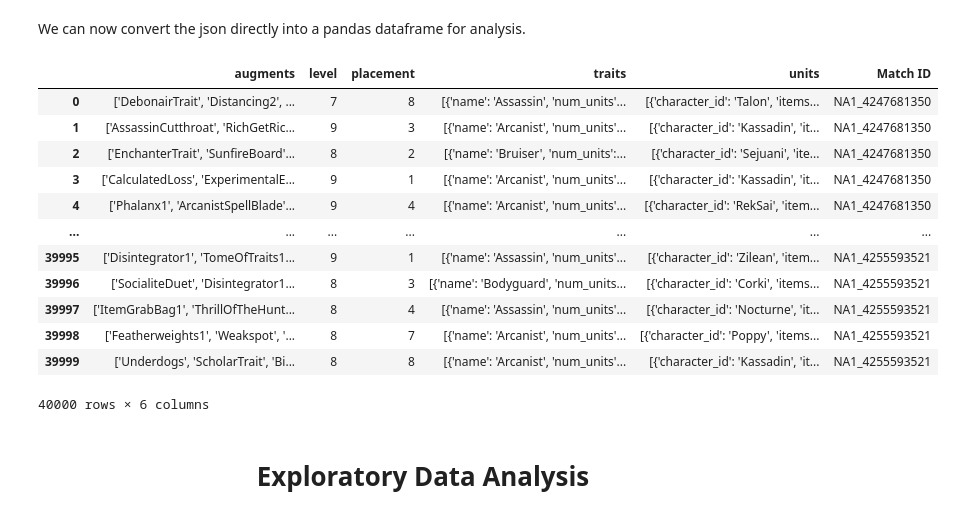
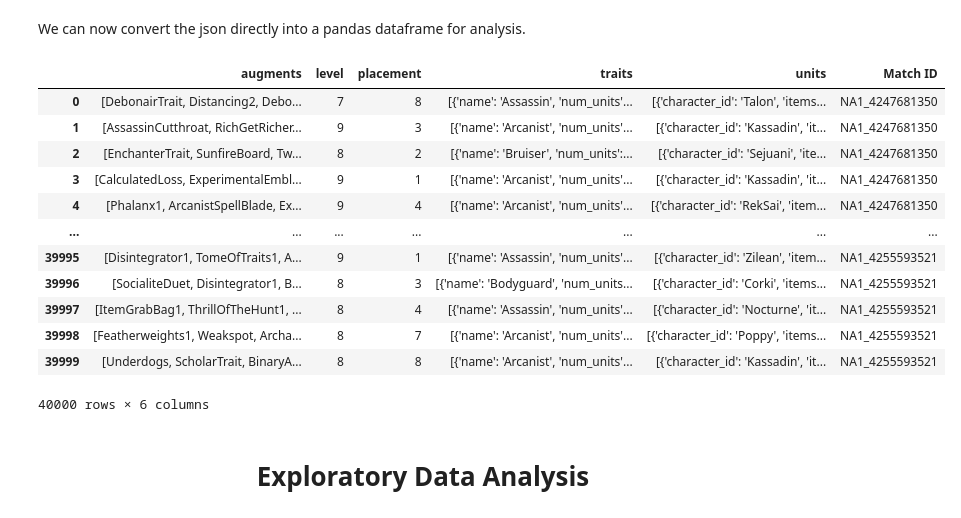
Before and after one commit to jdang2/jdang2.github.io, a Jupyter notebook: CMSC320Final.ipynb, the cells around one changed output. Drawn from its saved outputs; the diff is of its cells as text; code cells hidden in the pictures.

```diff
--- a/CMSC320Final.ipynb
+++ b/CMSC320Final.ipynb
@@ -422,27 +423,36 @@ with open('TFTdataset.json', 'w') as json_file:
     json.dump(data, json_file)
 # %% [markdown]
 We can now convert the json directly into a pandas dataframe for analysis.
-# %%
-# if the JSON isn't already saved to a variable in the v
-# with open(jsonfile) as json_file:
-#     data = json.load(json_file)
-
-df = pd.DataFrame.from_dict(data, orient = 'index')
-df
-# %% [output]
-|  | augments | level | placement | traits | units | Match ID |
-| 0 | ['DebonairTrait', 'Distancing2', ... | 7 | 8 | [{'name': 'Assassin', 'num_units'... | [{'character_id': 'Talon', 'items... | NA1_4247681350 |
-| 1 | ['AssassinCutthroat', 'RichGetRic... | 9 | 3 | [{'name': 'Arcanist', 'num_units'... | [{'character_id': 'Kassadin', 'it... | NA1_4247681350 |
-| 2 | ['EnchanterTrait', 'SunfireBoard'... | 8 | 2 | [{'name': 'Bruiser', 'num_units':... | [{'character_id': 'Sejuani', 'ite... | NA1_4247681350 |
-| 3 | ['CalculatedLoss', 'ExperimentalE... | 9 | 1 | [{'name': 'Arcanist', 'num_units'... | [{'character_id': 'Kassadin', 'it... | NA1_4247681350 |
-| 4 | ['Phalanx1', 'ArcanistSpellBlade'... | 9 | 4 | [{'name': 'Arcanist', 'num_units'... | [{'character_id': 'RekSai', 'item... | NA1_4247681350 |
-| ... | ... | ... | ... | ... | ... | ... |
-| 39995 | ['Disintegrator1', 'TomeOfTraits1... | 9 | 1 | [{'name': 'Assassin', 'num_units'... | [{'character_id': 'Zilean', 'item... | NA1_4255593521 |
-| 39996 | ['SocialiteDuet', 'Disintegrator1... | 8 | 3 | [{'name': 'Bodyguard', 'num_units... | [{'character_id': 'Corki', 'items... | NA1_4255593521 |
-| 39997 | ['ItemGrabBag1', 'ThrillOfTheHunt... | 8 | 4 | [{'name': 'Assassin', 'num_units'... | [{'character_id': 'Nocturne', 'it... | NA1_4255593521 |
-| 39998 | ['Featherweights1', 'Weakspot', '... | 8 | 7 | [{'name': 'Arcanist', 'num_units'... | [{'character_id': 'Poppy', 'items... | NA1_4255593521 |
-| 39999 | ['Underdogs', 'ScholarTrait', 'Bi... | 8 | 8 | [{'name': 'Arcanist', 'num_units'... | [{'character_id': 'Kassadin', 'it... | NA1_4255593521 |
-40000 rows × 6 columns
+# %%
+# if the JSON isn't already saved to a variable in the form of a dictionary
+# you will first need to open the json file which can be done with the following 2 lines of commented code
+
+# with open('TFTdataset.json') as json_file:
+#     data = json.load(json_file)
+
+df = pd.DataFrame.from_dict(data, orient = 'index')
+
+# Some columns are currently occupied by arrays in the form of strings instead of just arrays
+# To fix this you can use the following code that simply runs eval() on each array string and turns them into regular arrays
+df["augments"] = df["augments"].apply(eval)
+df["traits"] = df["traits"].apply(eval)
+df["placement"] = pd.to_numeric(df["placement"])
+
+df
+# %% [output]
+|  | augments | level | placement | traits | units | Match ID |
+| 0 | [DebonairTrait, Distancing2, Debo... | 7 | 8 | [{'name': 'Assassin', 'num_units'... | [{'character_id': 'Talon', 'items... | NA1_4247681350 |
+| 1 | [AssassinCutthroat, RichGetRicher... | 9 | 3 | [{'name': 'Arcanist', 'num_units'... | [{'character_id': 'Kassadin', 'it... | NA1_4247681350 |
+| 2 | [EnchanterTrait, SunfireBoard, Tw... | 8 | 2 | [{'name': 'Bruiser', 'num_units':... | [{'character_id': 'Sejuani', 'ite... | NA1_4247681350 |
+| 3 | [CalculatedLoss, ExperimentalEmbl... | 9 | 1 | [{'name': 'Arcanist', 'num_units'... | [{'character_id': 'Kassadin', 'it... | NA1_4247681350 |
+| 4 | [Phalanx1, ArcanistSpellBlade, Ex... | 9 | 4 | [{'name': 'Arcanist', 'num_units'... | [{'character_id': 'RekSai', 'item... | NA1_4247681350 |
+| ... | ... | ... | ... | ... | ... | ... |
+| 39995 | [Disintegrator1, TomeOfTraits1, A... | 9 | 1 | [{'name': 'Assassin', 'num_units'... | [{'character_id': 'Zilean', 'item... | NA1_4255593521 |
+| 39996 | [SocialiteDuet, Disintegrator1, B... | 8 | 3 | [{'name': 'Bodyguard', 'num_units... | [{'character_id': 'Corki', 'items... | NA1_4255593521 |
+| 39997 | [ItemGrabBag1, ThrillOfTheHunt1, ... | 8 | 4 | [{'name': 'Assassin', 'num_units'... | [{'character_id': 'Nocturne', 'it... | NA1_4255593521 |
+| 39998 | [Featherweights1, Weakspot, Archa... | 8 | 7 | [{'name': 'Arcanist', 'num_units'... | [{'character_id': 'Poppy', 'items... | NA1_4255593521 |
+| 39999 | [Underdogs, ScholarTrait, BinaryA... | 8 | 8 | [{'name': 'Arcanist', 'num_units'... | [{'character_id': 'Kassadin', 'it... | NA1_4255593521 |
+40000 rows × 6 columns
 # %% [markdown]
 # <center>Exploratory Data Analysis</center>
 # %% [markdown]
```
Also changed, not shown: parts of 7 cells of this notebook.
